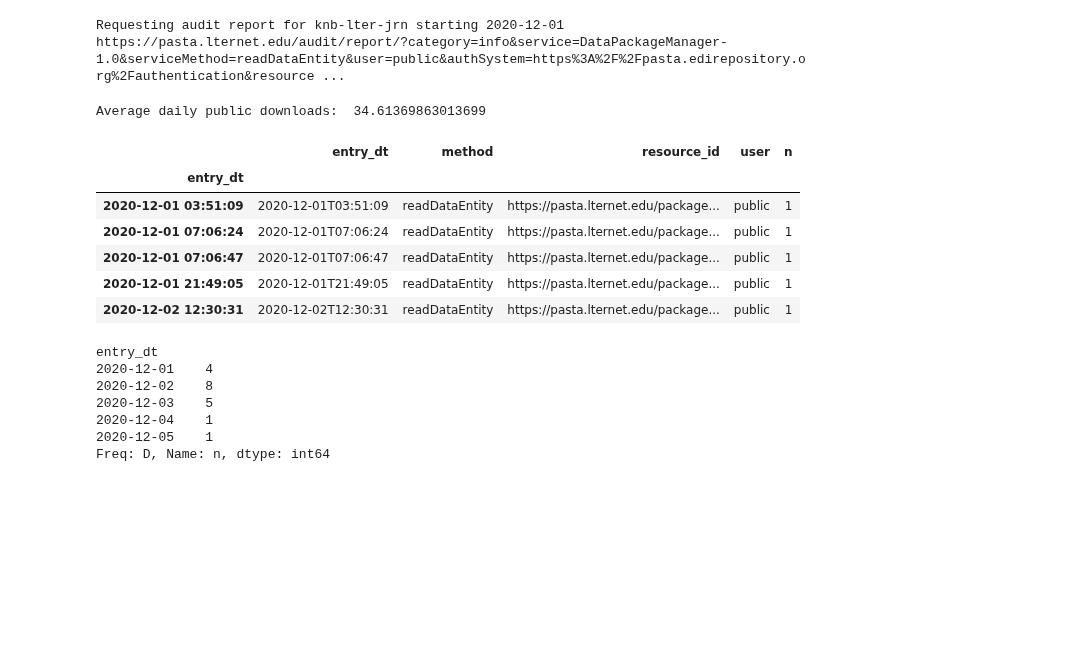
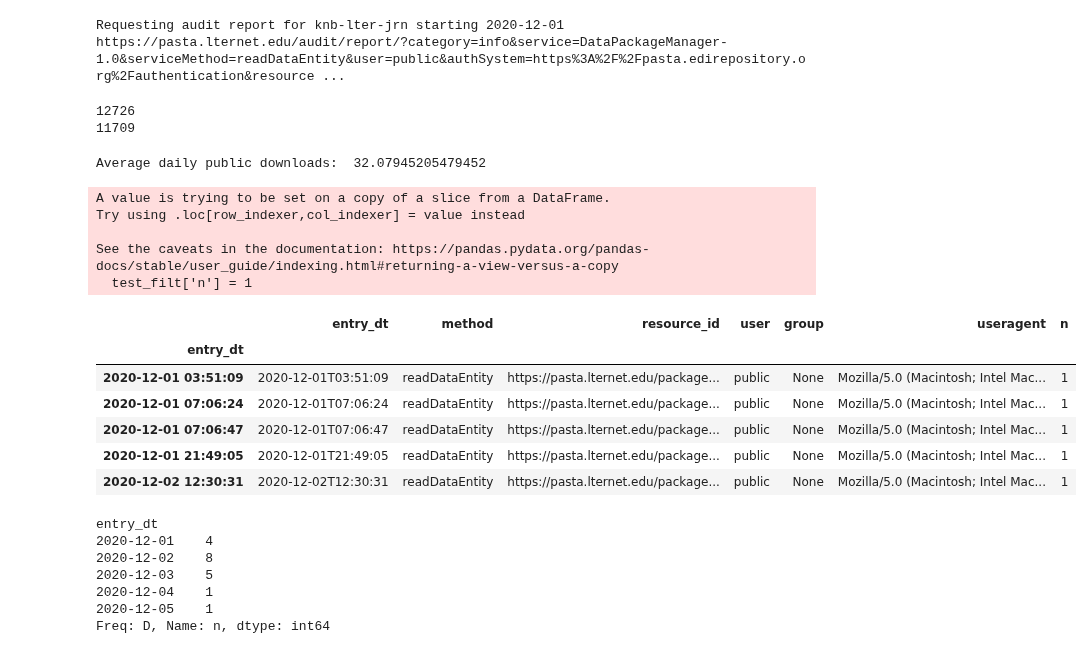
Before and after one commit to jornada-im/diagnostics, a Jupyter notebook: JRN-EDI-diagnostics-ANNRPT.ipynb, the cells around one changed output. Cells and saved outputs as stored; diff of their text form; code cells hidden in the pictures; blank space fills up the shorter version.

```diff
--- a/JRN-EDI-diagnostics-ANNRPT.ipynb
+++ b/JRN-EDI-diagnostics-ANNRPT.ipynb
@@ -274,23 +276,37 @@ import pyEDIutils.edicred as cred
 # Get public data downloads for a scope from EDI audit report
 test = edia.request_aud_report('readDataEntity', cred.dn, cred.pw,
                                user='public', group=None,resid='knb-lter-jrn',
-                               fromdt='2020-12-01', todt=None,lim=100000)
+                               fromdt='2020-12-01', todt='2021-12-01',lim=100000)
 # %% [output]
 Requesting audit report for knb-lter-jrn starting 2020-12-01
 https://pasta.lternet.edu/audit/report/?category=info&service=DataPackageManager-1.0&serviceMethod=readDataEntity&user=public&authSystem=https%3A%2F%2Fpasta.edirepository.org%2Fauthentication&resource ...
+# %%
+#Exclude DataOne agents
+do_agents = test.useragent.str.contains('DataONE', regex=True)
+print(len(test))
+test_filt = test.loc[~do_agents, :]
+print(len(test_filt))
+# %% [output]
+12726
+11709
 # %%
 # Calculate the daily values
-test.index = pd.to_datetime(test.entry_dt)
-test['n'] = 1
-print('Average daily public downloads: ', test.shape[0]/365)
-test.head()
+test_filt.index = pd.to_datetime(test_filt.entry_dt)
+test_filt['n'] = 1
+print('Average daily public downloads: ', test_filt.shape[0]/365)
+test_filt.head()
 # %% [output]
-Average daily public downloads:  34.61369863013699
+Average daily public downloads:  32.07945205479452
+A value is trying to be set on a copy of a slice from a DataFrame.
+Try using .loc[row_indexer,col_indexer] = value instead
+
+See the caveats in the documentation: https://pandas.pydata.org/pandas-docs/stable/user_guide/indexing.html#returning-a-view-versus-a-copy
+  test_filt['n'] = 1
-|  | entry_dt | method | resource_id | user | n |
-| entry_dt |  |  |  |  |  |
-| 2020-12-01 03:51:09 | 2020-12-01T03:51:09 | readDataEntity | https://pasta.lternet.edu/package... | public | 1 |
-| 2020-12-01 07:06:24 | 2020-12-01T07:06:24 | readDataEntity | https://pasta.lternet.edu/package... | public | 1 |
-| 2020-12-01 07:06:47 | 2020-12-01T07:06:47 | readDataEntity | https://pasta.lternet.edu/package... | public | 1 |
-| 2020-12-01 21:49:05 | 2020-12-01T21:49:05 | readDataEntity | https://pasta.lternet.edu/package... | public | 1 |
-| 2020-12-02 12:30:31 | 2020-12-02T12:30:31 | readDataEntity | https://pasta.lternet.edu/package... | public | 1 |
+|  | entry_dt | method | resource_id | user | group | useragent | n |
+| entry_dt |  |  |  |  |  |  |  |
+| 2020-12-01 03:51:09 | 2020-12-01T03:51:09 | readDataEntity | https://pasta.lternet.edu/package... | public | None | Mozilla/5.0 (Macintosh; Intel Mac... | 1 |
+| 2020-12-01 07:06:24 | 2020-12-01T07:06:24 | readDataEntity | https://pasta.lternet.edu/package... | public | None | Mozilla/5.0 (Macintosh; Intel Mac... | 1 |
+| 2020-12-01 07:06:47 | 2020-12-01T07:06:47 | readDataEntity | https://pasta.lternet.edu/package... | public | None | Mozilla/5.0 (Macintosh; Intel Mac... | 1 |
+| 2020-12-01 21:49:05 | 2020-12-01T21:49:05 | readDataEntity | https://pasta.lternet.edu/package... | public | None | Mozilla/5.0 (Macintosh; Intel Mac... | 1 |
+| 2020-12-02 12:30:31 | 2020-12-02T12:30:31 | readDataEntity | https://pasta.lternet.edu/package... | public | None | Mozilla/5.0 (Macintosh; Intel Mac... | 1 |
 # %%
```
Also changed, not shown: parts of 17 cells of this notebook, 7 other files.
